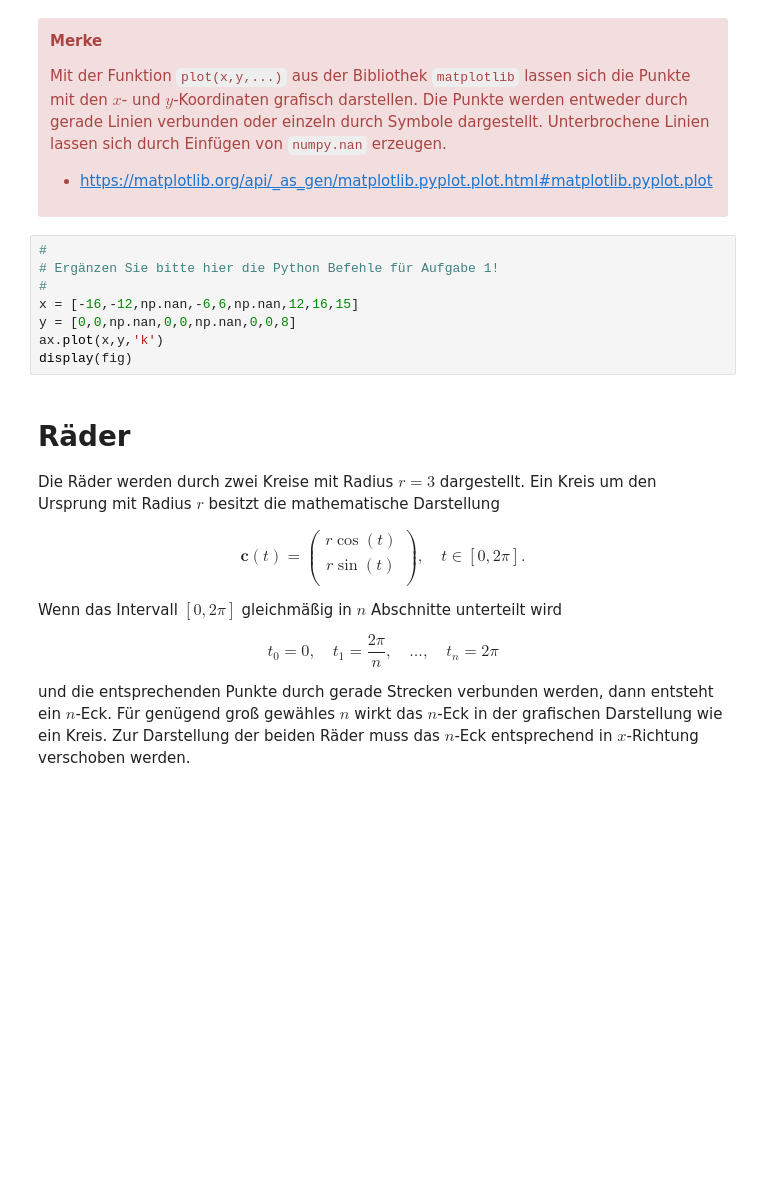
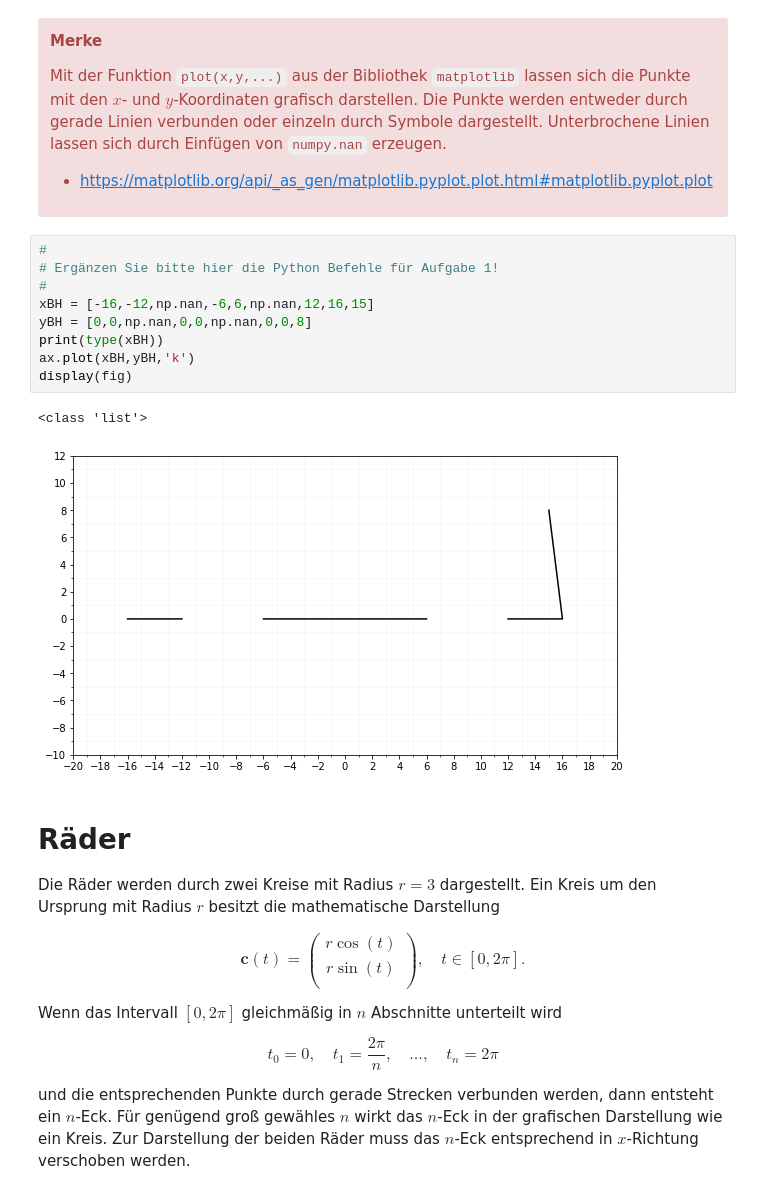
Before and after one commit to Wroyk-UniProjects/Mathe2Labor, a Jupyter notebook: car.ipynb, the cells around one changed output. Saved outputs shown, nothing was run; the diff lists cells and outputs as text; blank space fills up the shorter version.

```diff
--- a/car.ipynb
+++ b/car.ipynb
@@ -121,11 +140,15 @@ Unterbrochene Linien lassen sich durch Einfügen von `numpy.nan` erzeugen.
 # %%
 #
 # Ergänzen Sie bitte hier die Python Befehle für Aufgabe 1!
 #
-x = [-16,-12,np.nan,-6,6,np.nan,12,16,15]
-y = [0,0,np.nan,0,0,np.nan,0,0,8]
-ax.plot(x,y,'k')
+xBH = [-16,-12,np.nan,-6,6,np.nan,12,16,15]
+yBH = [0,0,np.nan,0,0,np.nan,0,0,8]
+print(type(xBH))
+ax.plot(xBH,yBH,'k')
 display(fig)
+# %% [output]
+<class 'list'>
+[figure, added]
 # %% [markdown]
 # Räder
 Die Räder werden durch zwei Kreise mit Radius $r=3$ dargestellt.
```
Also changed, not shown: parts of 13 cells of this notebook.
